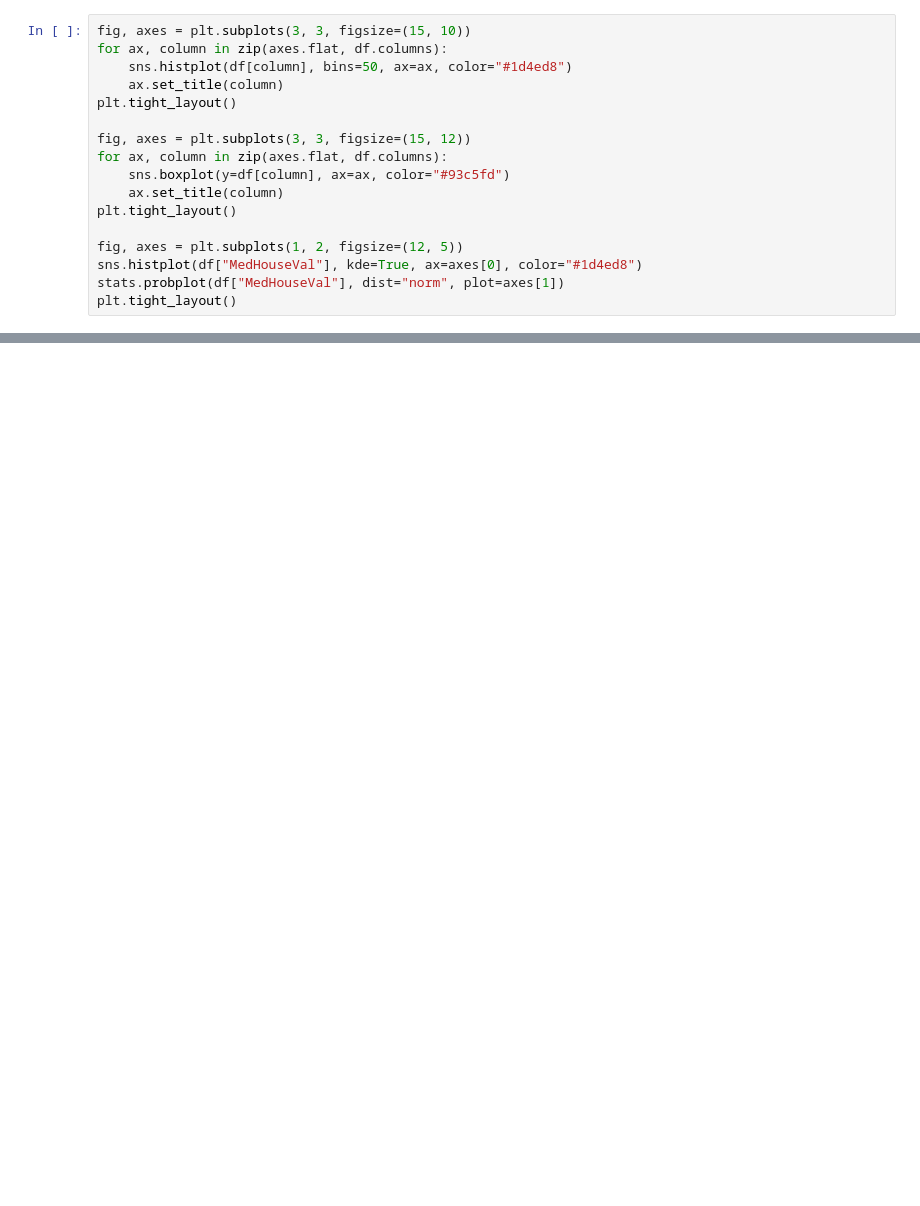
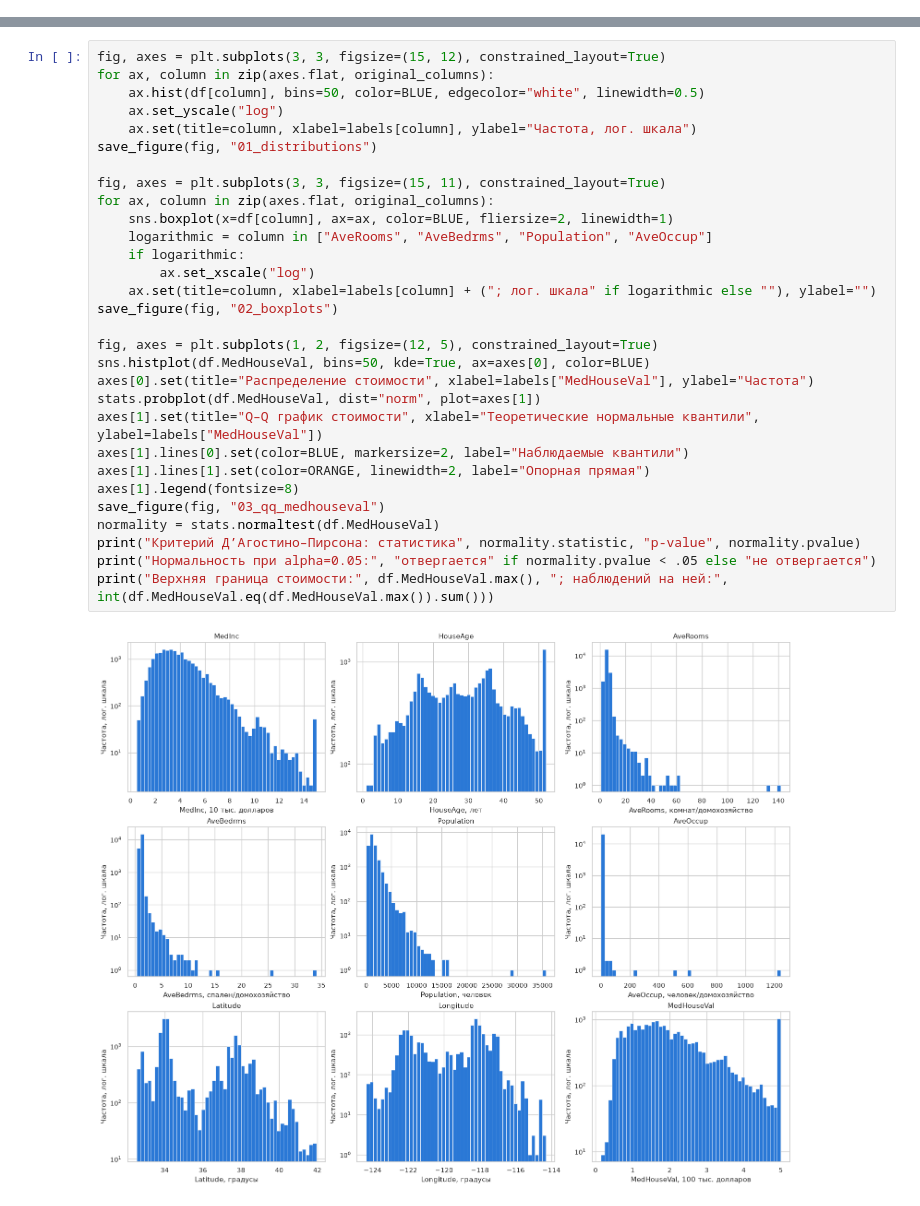
Before and after one commit to kaputoshka/Devochki, a Jupyter notebook: praktika5/Отчет_ПЗ5_Разведочный_анализ_данных.ipynb, the cells around one changed output, grey strips where cells are left out. Drawn from its saved outputs; the diff is of its cells as text; blank space fills up the shorter version.

```diff
--- a/praktika5/Отчет_ПЗ5_Разведочный_анализ_данных.ipynb
+++ b/praktika5/Отчет_ПЗ5_Разведочный_анализ_данных.ipynb
@@ -65,17 +12,0 @@ print(df.skew())
-# %%
-fig, axes = plt.subplots(3, 3, figsize=(15, 10))
-for ax, column in zip(axes.flat, df.columns):
-    sns.histplot(df[column], bins=50, ax=ax, color="#1d4ed8")
-    ax.set_title(column)
-plt.tight_layout()
-
-fig, axes = plt.subplots(3, 3, figsize=(15, 12))
-for ax, column in zip(axes.flat, df.columns):
-    sns.boxplot(y=df[column], ax=ax, color="#93c5fd")
-    ax.set_title(column)
-plt.tight_layout()
-
-fig, axes = plt.subplots(1, 2, figsize=(12, 5))
-sns.histplot(df["MedHouseVal"], kde=True, ax=axes[0], color="#1d4ed8")
-stats.probplot(df["MedHouseVal"], dist="norm", plot=axes[1])
-plt.tight_layout()
@@ -163,0 +147,32 @@ Z-метод (|z| > 3): 133 выбросов
+# %%
+fig, axes = plt.subplots(3, 3, figsize=(15, 12), constrained_layout=True)
+for ax, column in zip(axes.flat, original_columns):
+    ax.hist(df[column], bins=50, color=BLUE, edgecolor="white", linewidth=0.5)
+    ax.set_yscale("log")
+    ax.set(title=column, xlabel=labels[column], ylabel="Частота, лог. шкала")
+save_figure(fig, "01_distributions")
+
+fig, axes = plt.subplots(3, 3, figsize=(15, 11), constrained_layout=True)
+for ax, column in zip(axes.flat, original_columns):
+    sns.boxplot(x=df[column], ax=ax, color=BLUE, fliersize=2, linewidth=1)
+    logarithmic = column in ["AveRooms", "AveBedrms", "Population", "AveOccup"]
+    if logarithmic:
+        ax.set_xscale("log")
+    ax.set(title=column, xlabel=labels[column] + ("; лог. шкала" if logarithmic else ""), ylabel="")
+save_figure(fig, "02_boxplots")
+
+fig, axes = plt.subplots(1, 2, figsize=(12, 5), constrained_layout=True)
+sns.histplot(df.MedHouseVal, bins=50, kde=True, ax=axes[0], color=BLUE)
+axes[0].set(title="Распределение стоимости", xlabel=labels["MedHouseVal"], ylabel="Частота")
+stats.probplot(df.MedHouseVal, dist="norm", plot=axes[1])
+axes[1].set(title="Q–Q график стоимости", xlabel="Теоретические нормальные квантили", ylabel=labels["MedHouseVal"])
+axes[1].lines[0].set(color=BLUE, markersize=2, label="Наблюдаемые квантили")
+axes[1].lines[1].set(color=ORANGE, linewidth=2, label="Опорная прямая")
+axes[1].legend(fontsize=8)
+save_figure(fig, "03_qq_medhouseval")
+normality = stats.normaltest(df.MedHouseVal)
+print("Критерий Д’Агостино–Пирсона: статистика", normality.statistic, "p-value", normality.pvalue)
+print("Нормальность при alpha=0.05:", "отвергается" if normality.pvalue < .05 else "не отвергается")
+print("Верхняя граница стоимости:", df.MedHouseVal.max(), "; наблюдений на ней:", int(df.MedHouseVal.eq(df.MedHouseVal.max()).sum()))
+# %% [output]
+[figure, added]
```
Also changed, not shown: parts of 30 cells of this notebook, 25 other files.
